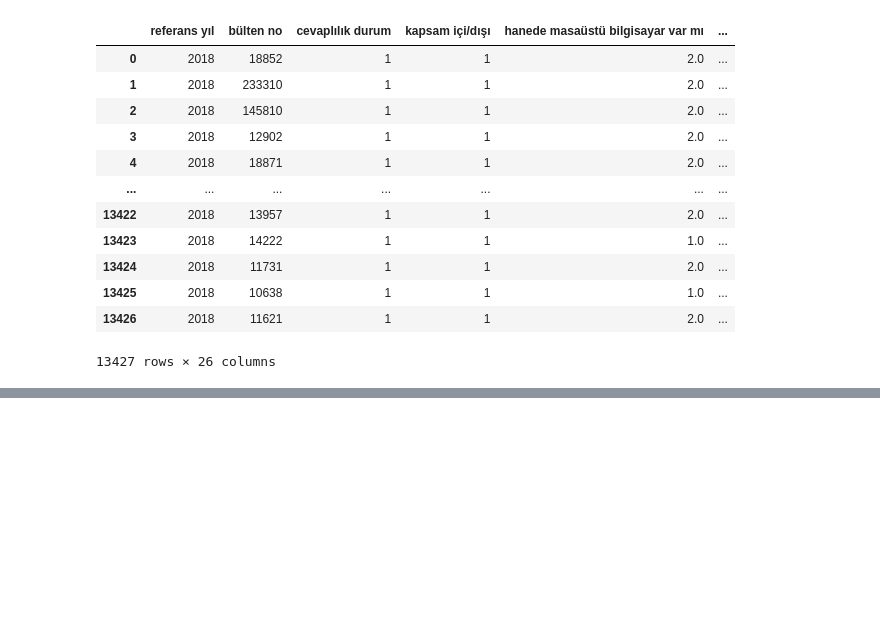
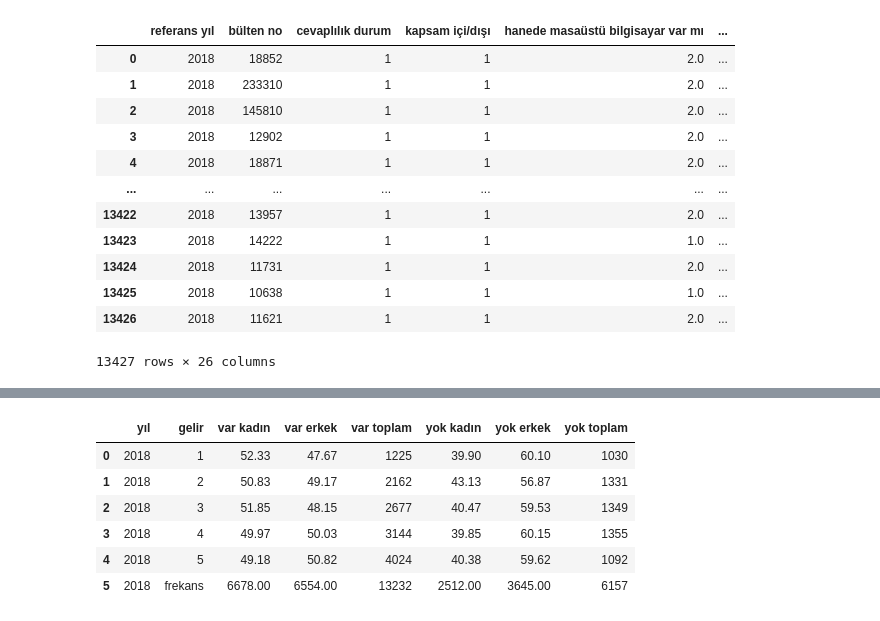
Before and after one commit to dilarasenay/hanehalki-bilisim-teknolojileri-tuik, a Jupyter notebook: 2018yilihane.ipynb, the cells around one changed output, grey strips where cells are left out. Drawn from its saved outputs; the diff is of its cells as text; code cells hidden in the pictures; blank space fills up the shorter version.

Commit message:
tüm yıllardaki sağlık arama ve eticaret cross tabloları yapıldı.

```diff
--- a/2018yilihane.ipynb
+++ b/2018yilihane.ipynb
@@ -103,0 +101,4 @@ aa.head()
+# %%
+import pandas as pd
+df = pd.read_csv(r"C:\Users\dilara\Desktop\Hane halkı bilişim tüik\ferthane\yıl2018.csv")
+df.head()
@@ -103,0 +113,3 @@ aa.head()
+# %%
+pd.set_option('display.max_columns', None)
+pd.set_option('display.max_colwidth', None)
@@ -103,0 +259,86 @@ aa.head()
+# %%
+import pandas as pd
+
+# ======================================================
+# GELİR GRUBU
+# ======================================================
+
+df = df.sort_values("hane gelir aylık").reset_index(drop=True)
+
+df["gelir_grup"] = pd.qcut(
+    df.index,
+    q=5,
+    labels=[1, 2, 3, 4, 5]
+)
+
+# ======================================================
+# ONLINE SAĞLIK HİZMETİ KULLANIMI
+# 1 = var, 2 = yok
+# cinsiyet: 1 = erkek, 2 = kadın
+# ======================================================
+
+sonuc = []
+
+for gelir in [1, 2, 3, 4, 5]:
+
+    alt_df = df[df["gelir_grup"] == gelir]
+
+    var_df = alt_df[alt_df["sağlık bilgisi arama"] == 1]
+    yok_df = alt_df[alt_df["sağlık bilgisi arama"] == 2]
+
+    var_cinsiyet_yuzde = var_df["cinsiyet"].value_counts(normalize=True) * 100
+    yok_cinsiyet_yuzde = yok_df["cinsiyet"].value_counts(normalize=True) * 100
+
+    sonuc.append({
+        "yıl": 2018,
+        "gelir": gelir,
+
+        "var kadın": round(var_cinsiyet_yuzde.get(2, 0), 2),
+        "var erkek": round(var_cinsiyet_yuzde.get(1, 0), 2),
+        "var toplam": len(var_df),
+
+        "yok kadın": round(yok_cinsiyet_yuzde.get(2, 0), 2),
+        "yok erkek": round(yok_cinsiyet_yuzde.get(1, 0), 2),
+        "yok toplam": len(yok_df)
+    })
+
+gelir_online_saglik_2018 = pd.DataFrame(sonuc)
+
+# ======================================================
+# EN ALT FREKANS SATIRI
+# kadın/erkek/toplam hepsi frekans
+# ======================================================
+
+toplam_var = df[df["sağlık bilgisi arama"] == 1]
+toplam_yok = df[df["sağlık bilgisi arama"] == 2]
+
+toplam_var_cinsiyet = toplam_var["cinsiyet"].value_counts()
+toplam_yok_cinsiyet = toplam_yok["cinsiyet"].value_counts()
+
+toplam_satiri = pd.DataFrame([{
+    "yıl": 2018,
+    "gelir": "frekans",
+
+    "var kadın": toplam_var_cinsiyet.get(2, 0),
+    "var erkek": toplam_var_cinsiyet.get(1, 0),
+    "var toplam": len(toplam_var),
+
+    "yok kadın": toplam_yok_cinsiyet.get(2, 0),
+    "yok erkek": toplam_yok_cinsiyet.get(1, 0),
+    "yok toplam": len(toplam_yok)
+}])
+
+gelir_online_saglik_2018= pd.concat(
+    [gelir_online_saglik_2018, toplam_satiri],
+    ignore_index=True
+)
+
+display(gelir_online_saglik_2018)
+# %% [output]
+|  | yıl | gelir | var kadın | var erkek | var toplam | yok kadın | yok erkek | yok toplam |
+| 0 | 2018 | 1 | 52.33 | 47.67 | 1225 | 39.90 | 60.10 | 1030 |
+| 1 | 2018 | 2 | 50.83 | 49.17 | 2162 | 43.13 | 56.87 | 1331 |
+| 2 | 2018 | 3 | 51.85 | 48.15 | 2677 | 40.47 | 59.53 | 1349 |
+| 3 | 2018 | 4 | 49.97 | 50.03 | 3144 | 39.85 | 60.15 | 1355 |
+| 4 | 2018 | 5 | 49.18 | 50.82 | 4024 | 40.38 | 59.62 | 1092 |
+| 5 | 2018 | frekans | 6678.00 | 6554.00 | 13232 | 2512.00 | 3645.00 | 6157 |
```
Also changed, not shown: parts of 16 cells of this notebook, 12 other files.
